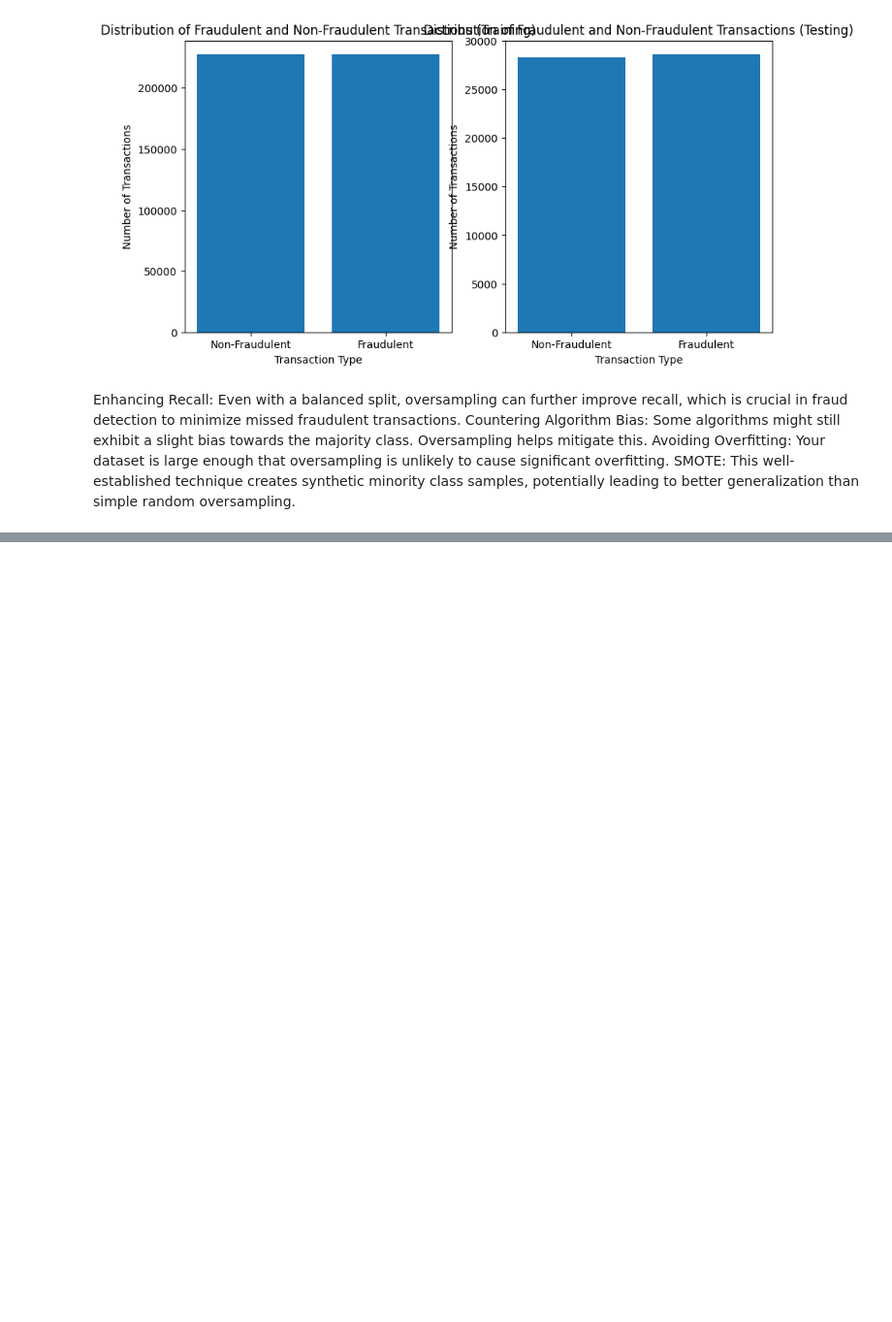
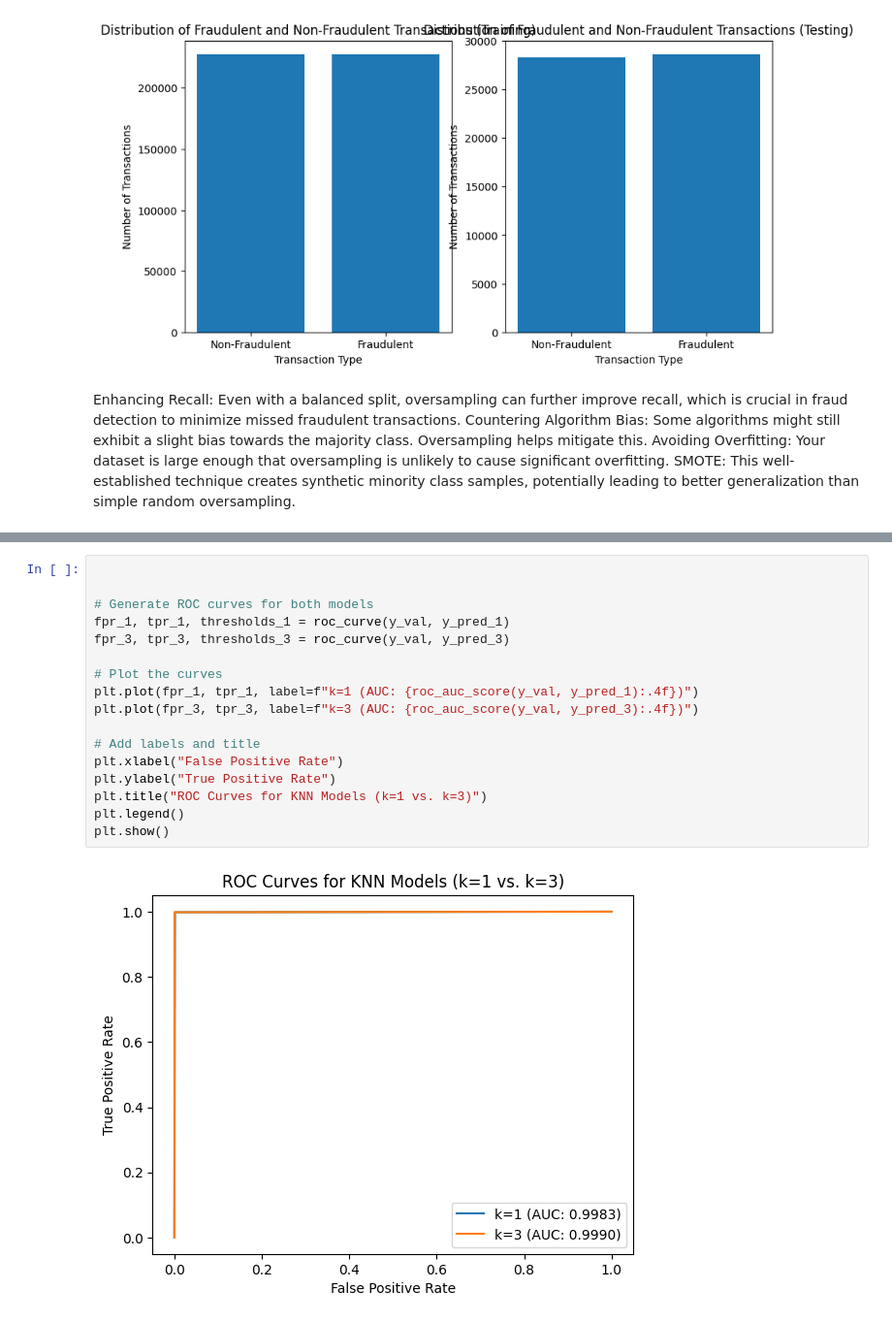
Before and after one commit to rawan-sous/machine_learning-project-for-using-machine-learing-models-for-classification-task-using-data-sets, a Jupyter notebook: pro.ipynb, the cells around one changed output, grey strips where cells are left out. Shown at 97% size. Cells and saved outputs as stored; diff of their text form; blank space fills up the shorter version.

```diff
--- a/pro.ipynb
+++ b/pro.ipynb
@@ -329,0 +360,19 @@ AUC-ROC for k=3: 0.9990
+# %%
+
+
+# Generate ROC curves for both models
+fpr_1, tpr_1, thresholds_1 = roc_curve(y_val, y_pred_1)
+fpr_3, tpr_3, thresholds_3 = roc_curve(y_val, y_pred_3)
+
+# Plot the curves
+plt.plot(fpr_1, tpr_1, label=f"k=1 (AUC: {roc_auc_score(y_val, y_pred_1):.4f})")
+plt.plot(fpr_3, tpr_3, label=f"k=3 (AUC: {roc_auc_score(y_val, y_pred_3):.4f})")
+
+# Add labels and title
+plt.xlabel("False Positive Rate")
+plt.ylabel("True Positive Rate")
+plt.title("ROC Curves for KNN Models (k=1 vs. k=3)")
+plt.legend()
+plt.show()
+# %% [output]
+[figure, added]
```
Also changed, not shown: parts of 13 cells of this notebook.
